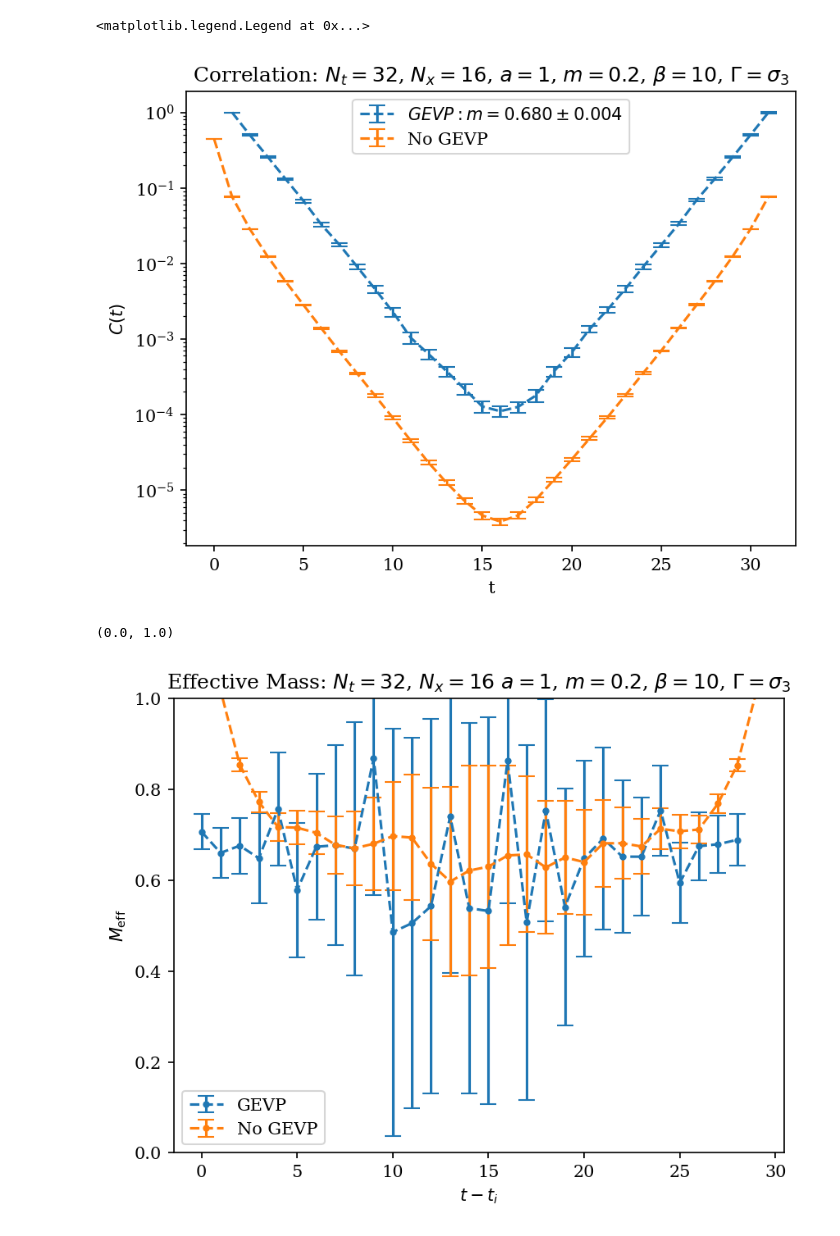
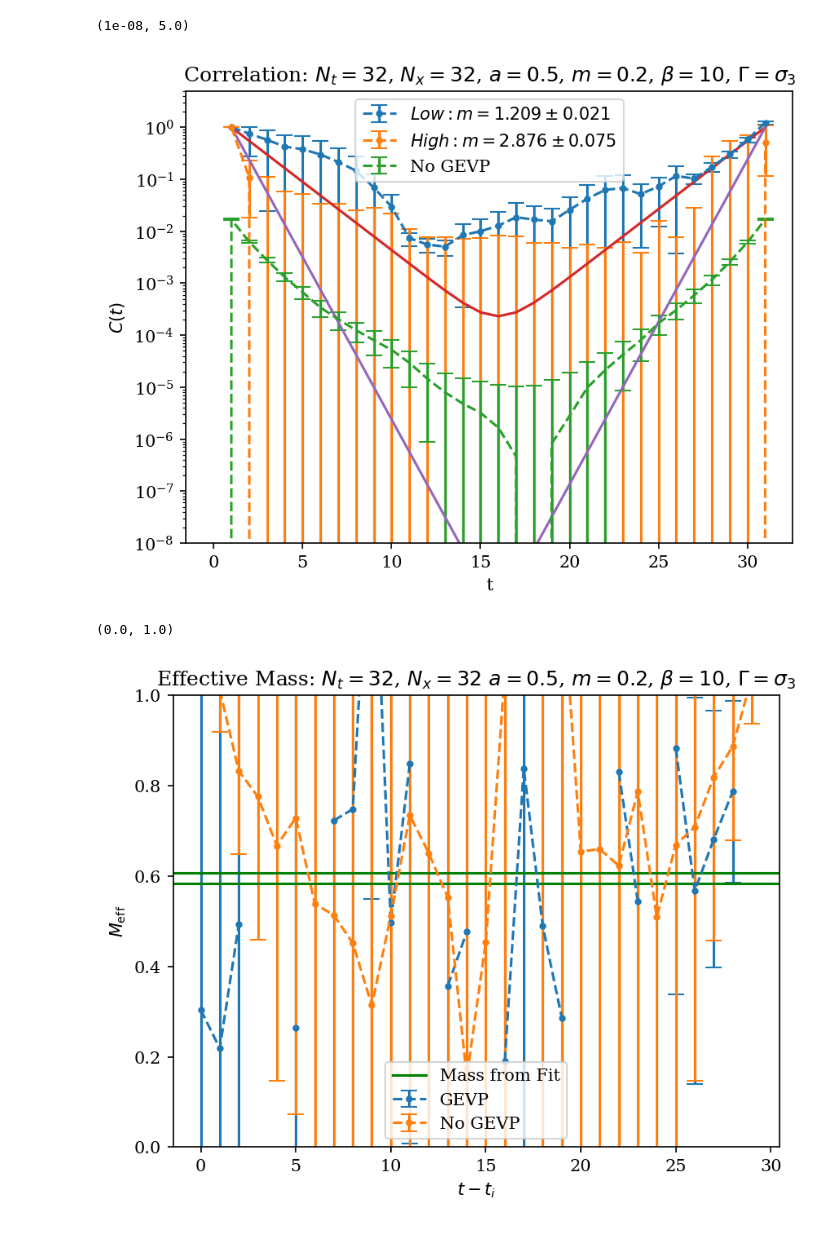
Before and after one commit to wurdahl/schwingerModel, a Jupyter notebook: GEVP.ipynb, the cells around one changed output. Cells and saved outputs as stored; diff of their text form; code cells hidden in the pictures.

```diff
--- a/GEVP.ipynb
+++ b/GEVP.ipynb
@@ -24,9 +17,23 @@ with open('50kSteps.pkl', 'rb') as f:
     temp = pickle.load(f)
+# %%
+m = temp.fMass
+a = temp.a
+dimx = temp.dimx
+dimt = temp.dimt
+beta = temp.beta
+totalSteps = temp.metroSteps
+# %%
+ti=1
+def coshCorrel(nt, Energy):
+    return (np.exp(-(nt+ti)*Energy)+np.exp(((nt+ti)-dimt)*Energy))/(np.exp(-(ti)*Energy)+np.exp(((ti)-dimt)*Energy))
+def expDecay(nt, Energy):
+    return np.exp(-nt*Energy)
 # %%
 bIn = 500
-skp = 500
+skp = 250
 
-gamma = np.array([[1j,0],[0,-1j]])
-correlSigma3 = sim.correlation.GEVPStats(temp, burnIn=bIn,autocorrSkip=skp,Gamma=gamma,smearN1=4,kappa1=1.2,ti=1,momk=1)
+gamma = np.array([[1,0],[0,1]])
+correlSigma3 = sim.correlation.GEVPStats(temp, burnIn=bIn,autocorrSkip=skp,Gamma=gamma,smearN1=4,kappa1=1.2,ti=ti,momk=0,hiMass=False)
+correlSigma3HiMass = sim.correlation.GEVPStats(temp, burnIn=bIn,autocorrSkip=skp,Gamma=gamma,smearN1=4,kappa1=1.2,ti=ti,momk=0,hiMass=True)
 correlSigma3Orig = sim.analysis.correlStats(temp, burnIn=bIn,autocorrSkip=skp,Gamma=gamma)
 # %%
@@ -35,34 +42,48 @@ effectiveMassSigma3Orig = sim.analysis.effectiveMassProp(correlSigma3Orig,coshEx
 # %%
 plt.figure(dpi=150)
 
-masses = sim.correlation.gevpMassExtract(correlSigma3,fitT=6)
+masses = sim.correlation.gevpMassExtract(correlSigma3,fitT=31)/a
 mPS=masses[0]
 dmPS = masses[1]
-plt.errorbar(x=np.arange(1,len(correlSigma3[0])+1),y=correlSigma3[0],yerr=correlSigma3[1],ls="--",capsize=5,label=rf"$GEVP: m={mPS:.3f}\pm{dmPS:.3f}$")
+
+hiMass = sim.correlation.gevpMassExtract(correlSigma3HiMass,coshExpr=True,fitT=31)/a
+
+plt.errorbar(x=np.arange(ti,len(correlSigma3[0])+ti),y=correlSigma3[0],yerr=correlSigma3[1],ls="--",capsize=5,marker=".",label=rf"$Low: m={mPS:.3f}\pm{dmPS:.3f}$")
+plt.errorbar(x=np.arange(ti,len(correlSigma3HiMass[0])+ti),y=correlSigma3HiMass[0],yerr=correlSigma3HiMass[1],ls="--",capsize=5,marker=".",label=rf"$High: m={hiMass[0]:.3f}\pm{hiMass[1]:.3f}$")
 plt.errorbar(x=np.arange(len(correlSigma3Orig[0])),y=correlSigma3Orig[0],yerr=correlSigma3Orig[1],ls="--",capsize=5,label=r"No GEVP")
+
+# plt.plot(np.arange(ti,len(correlSigma3[0])+ti),np.exp(-mPS*np.arange(len(correlSigma3[0]))))
+# plt.plot(np.arange(ti,len(correlSigma3[0])+ti),np.exp(-hiMass[0]*np.arange(len(correlSigma3[0]))))
+plt.plot(np.arange(ti,len(correlSigma3[0])+ti),coshCorrel(np.arange(len(correlSigma3[0])),mPS*a))
+plt.plot(np.arange(ti,len(correlSigma3[0])+ti),coshCorrel(np.arange(len(correlSigma3[0])),hiMass[0]*a))
 
 plt.semilogy()
 plt.xlabel("t")
 plt.ylabel(r"$C(t)$")
 plt.title(rf"Correlation: $N_t = {dimt}$, $N_x={dimx}$, $a={a}$, $m={m}$, $\beta={beta}$, $\Gamma=\sigma_3$")
 plt.legend()
+plt.ylim([1e-8,.5e1])
 # %% [output]
-<matplotlib.legend.Legend at 0x...>
+(1e-08, 5.0)
-[figure, old version]
+[figure, new version]
 # %%
 plt.figure(dpi=150)
 
 plt.errorbar(x=np.arange(len(effectiveMassSigma3[0])),y=(effectiveMassSigma3[0]),yerr=effectiveMassSigma3[1],ls="--",marker=".",capsize=5,label=r"GEVP")
 plt.errorbar(x=np.arange(len(effectiveMassSigma3Orig[0])),y=(effectiveMassSigma3Orig[0]),yerr=effectiveMassSigma3Orig[1],ls="--",marker=".",capsize=5,label=r"No GEVP")
+
+plt.axhline((mPS+dmPS)*a,color="green",label="Mass from Fit")
+plt.axhline((mPS-dmPS)*a,color="green")
+
 plt.xlabel(r"$t-t_i$")
 plt.xlabel(r"$t-t_i$")
 plt.ylabel(r"$M_{\text{eff}}$")
 plt.title(rf"Effective Mass: $N_t = {dimt}$, $N_x={dimx}$ $a={a}$, $m={m}$, $\beta={beta}$, $\Gamma=\sigma_3$")
 plt.legend()
 plt.ylim([0,1])
 # %% [output]
 (0.0, 1.0)
-[figure, old version]
+[figure, new version]
 # %%
 ks = np.arange(3)
 correls = []
```
Also changed, not shown: parts of 5 cells of this notebook, 2 other files.
